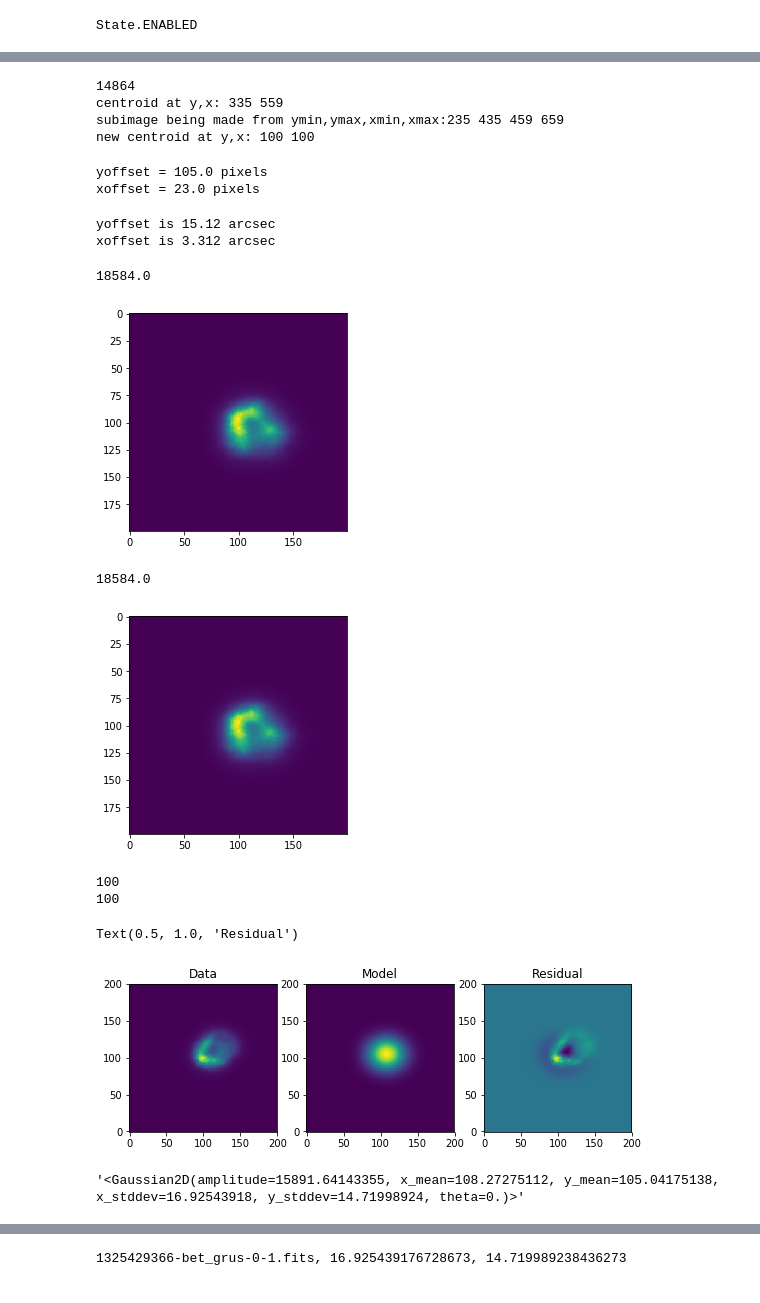
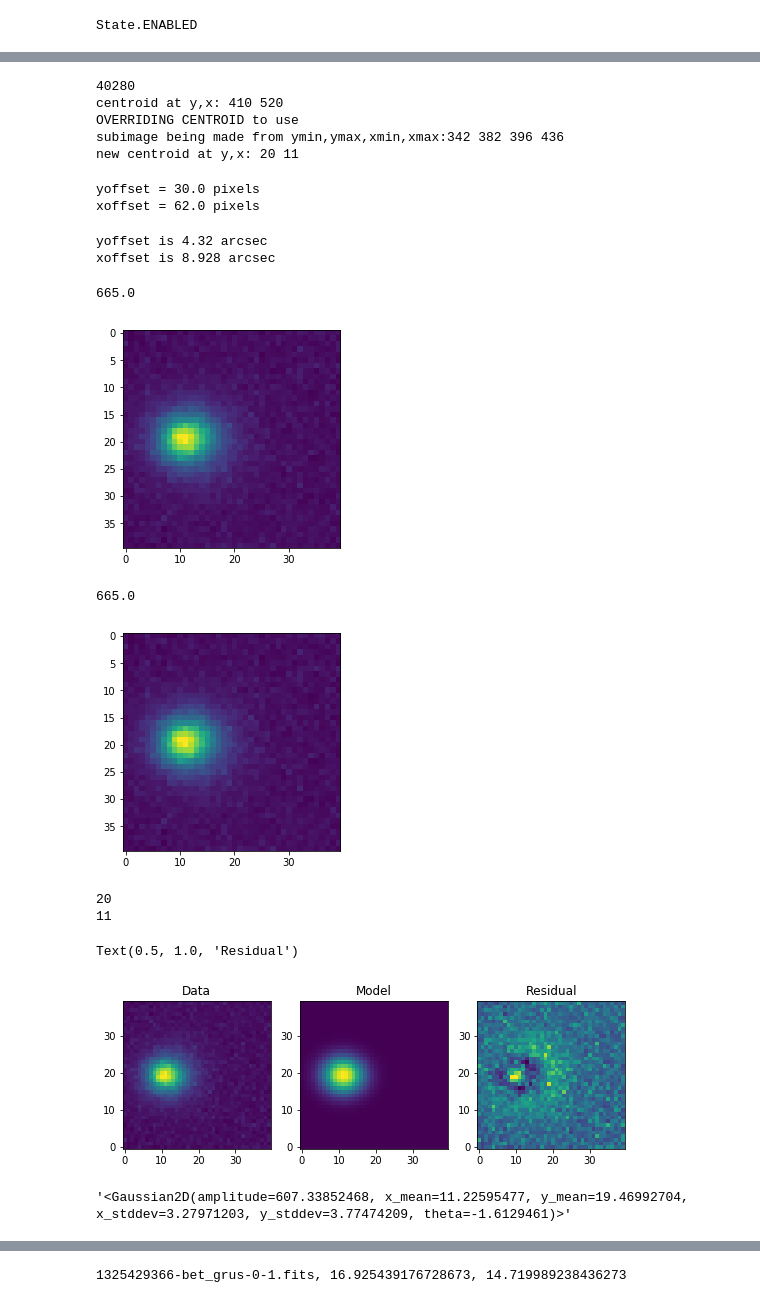
Before and after one commit to lsst-ts/ts_notebooks, a Jupyter notebook: pingraham/summit_notebooks/AT_201912/Focus_testing_single_image.ipynb, the cells around one changed output, grey strips where cells are left out. Cells and saved outputs as stored; diff of their text form; code cells hidden in the pictures.

```diff
--- a/pingraham/summit_notebooks/AT_201912/Focus_testing_single_image.ipynb
+++ b/pingraham/summit_notebooks/AT_201912/Focus_testing_single_image.ipynb
@@ -149,6 +149,6 @@ await athexapod.cmd_moveToPosition.set_start(x=hex_X, y=hex_Y,
 # %%
 # r.evt_endReadout.flush()
-await gencam.cmd_takeImages.set_start(numImages=1, expTime=2., shutter=True, imageSequenceName='test')
+await gencam.cmd_takeImages.set_start(numImages=1, expTime=30., shutter=True, imageSequenceName='psf')
 
 tmp = await gencam.evt_endReadout.next(flush=False, timeout=1)
 tmp = gencam.evt_endReadout.get()
@@ -187,9 +194,13 @@ ind2d = np.unravel_index(ind,tmp.shape)
 print('centroid at y,x: {} {}'.format(ind2d[0],ind2d[1]))
 ind2d0=copy.deepcopy(ind2d)
 
+if True:
+    ind2d=np.array((362, 416))
+    print('OVERRIDING CENTROID to use')
+
 #ymin=1800 ; ymax=2048
 #xmin=280 ; xmax=450
-half_side=int(100)
+half_side=int(20)
 ymin = ind2d[0]-half_side if ind2d[0]-half_side > 0 else 0
 ymax = ind2d[0]+half_side if ind2d[0]+half_side < im.shape[0] else im.shape[1]
 xmin = ind2d[1]-half_side if ind2d[1]-half_side > 0 else 0
@@ -200,10 +211,11 @@ ind=np.argmax(tmp[ymin:ymax,xmin:xmax])
 ind2d = np.unravel_index(ind,tmp[ymin:ymax,xmin:xmax].shape)
 print('new centroid at y,x: {} {}'.format(ind2d[0],ind2d[1]))
 # %% [output]
-14864
-centroid at y,x: 335 559
-subimage being made from ymin,ymax,xmin,xmax:235 435 459 659
-new centroid at y,x: 100 100
+40280
+centroid at y,x: 410 520
+OVERRIDING CENTROID to use
+subimage being made from ymin,ymax,xmin,xmax:342 382 396 436
+new centroid at y,x: 20 11
 # %%
 im.shape
 yoffset_pix=im.shape[0]/2 - ind2d0[0]
@@ -211,8 +223,8 @@ xoffset_pix=im.shape[1]/2 - ind2d0[1]
 print('yoffset = {} pixels'.format(yoffset_pix))
 print('xoffset = {} pixels'.format(xoffset_pix))
 # %% [output]
-yoffset = 105.0 pixels
-xoffset = 23.0 pixels
+yoffset = 30.0 pixels
+xoffset = 62.0 pixels
 # %%
 binning=4
 plate_scale = 0.1 *1000 # um/arcsec
@@ -223,57 +235,57 @@ xoffset_as = xoffset_pix * pix_scl / plate_scale
 print('yoffset is {} arcsec'.format(yoffset_as))
 print('xoffset is {} arcsec'.format(xoffset_as))
 # %% [output]
-yoffset is 15.12 arcsec
-xoffset is 3.312 arcsec
+yoffset is 4.32 arcsec
+xoffset is 8.928 arcsec
 # %%
 im_sub=im[ymin:ymax,xmin:xmax]
 im_sub=im_sub-np.median(im_sub)
 plt.imshow(im_sub)
 print(np.nanmax(im_sub))
 # %% [output]
-18584.0
+665.0
-[figure, old version]
+[figure, new version]
 # %%
 im_sub=im[ymin:ymax,xmin:xmax]
 im_sub=im_sub-np.median(im_sub)
 plt.imshow(im_sub)
 print(np.nanmax(im_sub))
 # %% [output]
-18584.0
+665.0
-[figure, old version]
+[figure, new version]
 # %%
 # Generate x,y,z data
 y, x = np.mgrid[:im_sub.shape[0], :im_sub.shape[1]]
 print(y[ind2d])
 print(x[ind2d])
 z=im_sub
 # Fit the data using astropy.modeling
-p_init = models.Gaussian2D(amplitude=np.nanmax(z),x_mean=x[ind2d], y_mean=y[ind2d], fixed={'theta':True})
+p_init = models.Gaussian2D(amplitude=np.nanmax(z),x_mean=x[ind2d], y_mean=y[ind2d], fixed={'theta':False})
 #p_init = models.Gaussian2D(amplitude=np.nanmax(z),x_mean=38, y_mean=51, x_stddev=3, y_stddev=3,  fixed={'theta':True})
 fit_p = fitting.LevMarLSQFitter()
 
 with warnings.catch_warnings():
     # Ignore model linearity warning from the fitter
     warnings.simplefilter('ignore')
     p = fit_p(p_init, x, y, z)
 
 # Plot the data with the best-fit model
 plt.figure(figsize=(9, 5))
 plt.subplot(1, 3, 1)
 plt.imshow(z, origin='lower', interpolation='nearest')#, vmin=-1e4, vmax=5e4)
 plt.title("Data")
 plt.subplot(1, 3, 2)
 plt.imshow(p(x, y), origin='lower', interpolation='nearest')#, vmin=-1e4, vmax=5e4)
 plt.title("Model")
 plt.subplot(1, 3, 3)
 plt.imshow(z - p(x, y), origin='lower', interpolation='nearest')#, vmin=-1e4, vmax=5e4)
 plt.title("Residual")
 # %% [output]
-100
-100
+20
+11
 Text(0.5, 1.0, 'Residual')
-[figure, old version]
+[figure, new version]
 # %%
 repr(p)
 # %% [output]
-'<Gaussian2D(amplitude=15891.64143355, x_mean=108.27275112, y_mean=105.04175138, x_stddev=16.92543918, y_stddev=14.71998924, theta=0.)>'
+'<Gaussian2D(amplitude=607.33852468, x_mean=11.22595477, y_mean=19.46992704, x_stddev=3.27971203, y_stddev=3.77474209, theta=-1.6129461)>'
```
Also changed, not shown: parts of 9 cells of this notebook, 1 other file.
